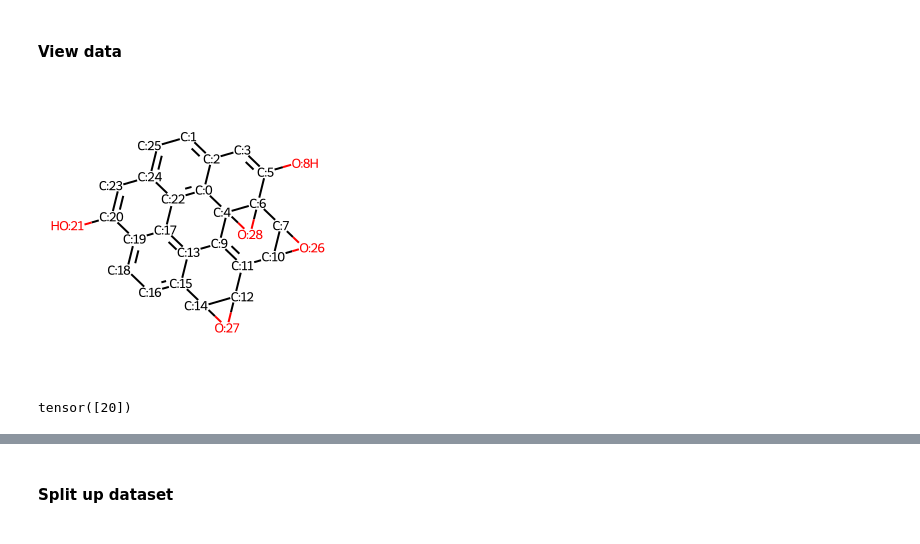
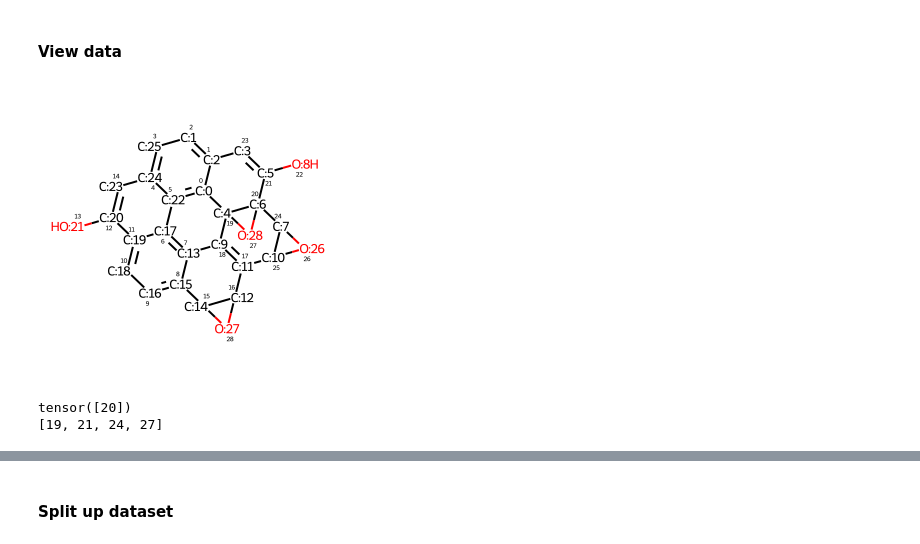
Before and after one commit to sam-j-hall/GO_molecule_GNN, a Jupyter notebook: ML_train_atom.ipynb, the cells around one changed output, grey strips where cells are left out. Drawn from its saved outputs; the diff is of its cells as text; code cells hidden in the pictures.

```diff
--- a/ML_train_atom.ipynb
+++ b/ML_train_atom.ipynb
@@ -205,14 +210,17 @@ Is undirected: True
 # %% [markdown]
 #### View data
 # %%
+IPythonConsole.drawOptions.addAtomIndices=True
 mol = Chem.MolFromSmiles(data.smiles)
 mol
 # %% [output]
-[figure, old version]
+[figure, new version]
 # %%
-data.atom_num
+print(data.atom_num)
+print(data.neighbors)
 # %% [output]
 tensor([20])
+[19, 21, 24, 27]
 # %%
 # Show graph representation of molecule
 mol_graph = to_networkx(data, to_undirected=True)
```
Also changed, not shown: parts of 11 cells of this notebook, 9 other files.
